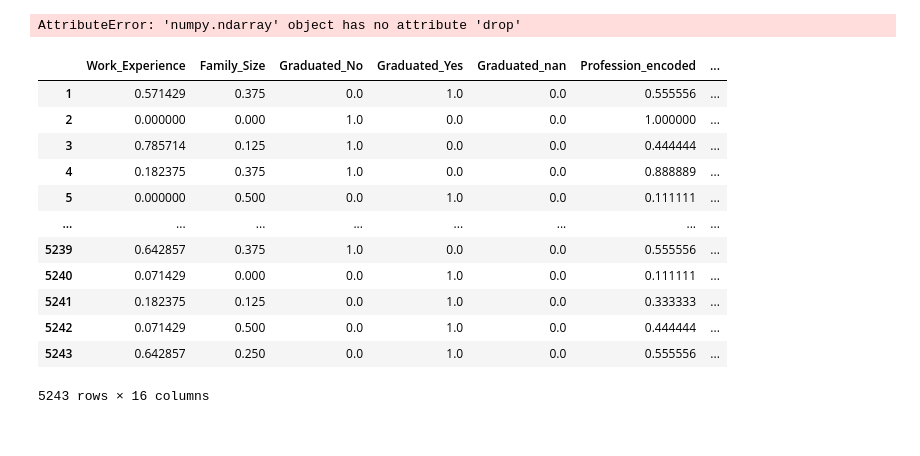
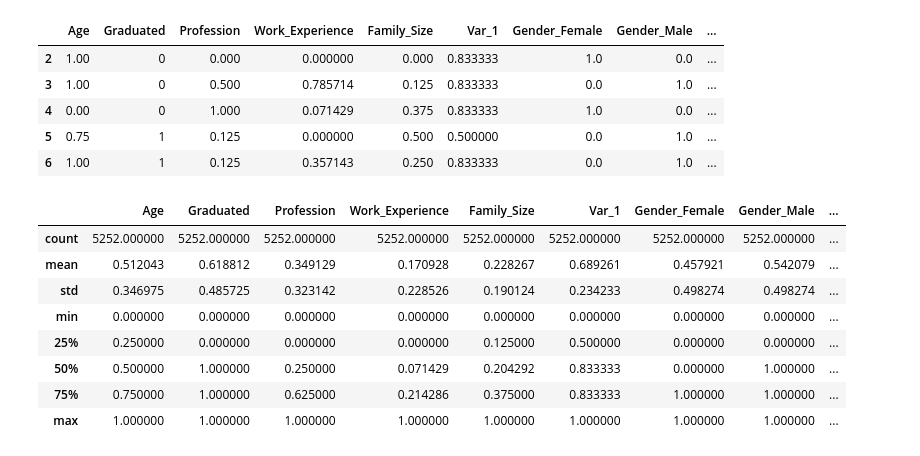
Before and after one commit to environmentallyconsciouscoder/customer_segmentation, a Jupyter notebook: k_means.ipynb, the cells around one changed output. Cells and saved outputs as stored; diff of their text form; code cells hidden in the pictures.

```diff
--- a/k_means.ipynb
+++ b/k_means.ipynb
@@ -83,11 +14,0 @@ array([['0.0', '0.0', '0.0', ..., '0.0', '1.0', '0.25'],
-# %%
-kmeans = KMeans(n_clusters=3, n_init=15)
-kmeans.fit(data_two)
-# print("WCSS: ", kmeans.inertia_)
-# print("Iternations until converged: ", kmeans.n_iter_)
-# print("Final centroids: ")
-# print(kmeans.cluster_centers_)
-# print("Cluster assignments ")
-# print(kmeans.labels_)
-# %% [output]
-AttributeError: 'numpy.ndarray' object has no attribute 'drop'
@@ -96,16 +15,27 @@ df_2 = DataFrame(data)
-# %%
-df_2.get_df()
-# %% [output]
-|  | Work_Experience | Family_Size | Graduated_No | Graduated_Yes | Graduated_nan | Profession_encoded | ... |
-| 1 | 0.571429 | 0.375 | 0.0 | 1.0 | 0.0 | 0.555556 | ... |
-| 2 | 0.000000 | 0.000 | 1.0 | 0.0 | 0.0 | 1.000000 | ... |
-| 3 | 0.785714 | 0.125 | 1.0 | 0.0 | 0.0 | 0.444444 | ... |
-| 4 | 0.182375 | 0.375 | 1.0 | 0.0 | 0.0 | 0.888889 | ... |
-| 5 | 0.000000 | 0.500 | 0.0 | 1.0 | 0.0 | 0.111111 | ... |
-| ... | ... | ... | ... | ... | ... | ... | ... |
-| 5239 | 0.642857 | 0.375 | 1.0 | 0.0 | 0.0 | 0.555556 | ... |
-| 5240 | 0.071429 | 0.000 | 0.0 | 1.0 | 0.0 | 0.111111 | ... |
-| 5241 | 0.182375 | 0.125 | 0.0 | 1.0 | 0.0 | 0.333333 | ... |
-| 5242 | 0.071429 | 0.500 | 0.0 | 1.0 | 0.0 | 0.444444 | ... |
-| 5243 | 0.642857 | 0.250 | 0.0 | 1.0 | 0.0 | 0.555556 | ... |
-5243 rows × 16 columns
+# %%
+# reading the data and looking at the first five rows of the data
+data_two =pd.read_csv("data.csv")
+data = data_two.iloc[2:,1:17]
+
+data.head()
+# %% [output]
+|  | Age | Graduated | Profession | Work_Experience | Family_Size | Var_1 | Gender_Female | Gender_Male | ... |
+| 2 | 1.00 | 0 | 0.000 | 0.000000 | 0.000 | 0.833333 | 1.0 | 0.0 | ... |
+| 3 | 1.00 | 0 | 0.500 | 0.785714 | 0.125 | 0.833333 | 0.0 | 1.0 | ... |
+| 4 | 0.00 | 0 | 1.000 | 0.071429 | 0.375 | 0.833333 | 1.0 | 0.0 | ... |
+| 5 | 0.75 | 1 | 0.125 | 0.000000 | 0.500 | 0.500000 | 0.0 | 1.0 | ... |
+| 6 | 1.00 | 1 | 0.125 | 0.357143 | 0.250 | 0.833333 | 0.0 | 1.0 | ... |
+# %%
+
+# statistics of the data
+data.describe()
+# %% [output]
+|  | Age | Graduated | Profession | Work_Experience | Family_Size | Var_1 | Gender_Female | Gender_Male | ... |
+| count | 5252.000000 | 5252.000000 | 5252.000000 | 5252.000000 | 5252.000000 | 5252.000000 | 5252.000000 | 5252.000000 | ... |
+| mean | 0.512043 | 0.618812 | 0.349129 | 0.170928 | 0.228267 | 0.689261 | 0.457921 | 0.542079 | ... |
+| std | 0.346975 | 0.485725 | 0.323142 | 0.228526 | 0.190124 | 0.234233 | 0.498274 | 0.498274 | ... |
+| min | 0.000000 | 0.000000 | 0.000000 | 0.000000 | 0.000000 | 0.000000 | 0.000000 | 0.000000 | ... |
+| 25% | 0.250000 | 0.000000 | 0.000000 | 0.000000 | 0.125000 | 0.500000 | 0.000000 | 0.000000 | ... |
+| 50% | 0.500000 | 1.000000 | 0.250000 | 0.071429 | 0.204292 | 0.833333 | 0.000000 | 1.000000 | ... |
+| 75% | 0.750000 | 1.000000 | 0.625000 | 0.214286 | 0.375000 | 0.833333 | 1.000000 | 1.000000 | ... |
+| max | 1.000000 | 1.000000 | 1.000000 | 1.000000 | 1.000000 | 1.000000 | 1.000000 | 1.000000 | ... |
```
Also changed, not shown: parts of 27 cells of this notebook.
